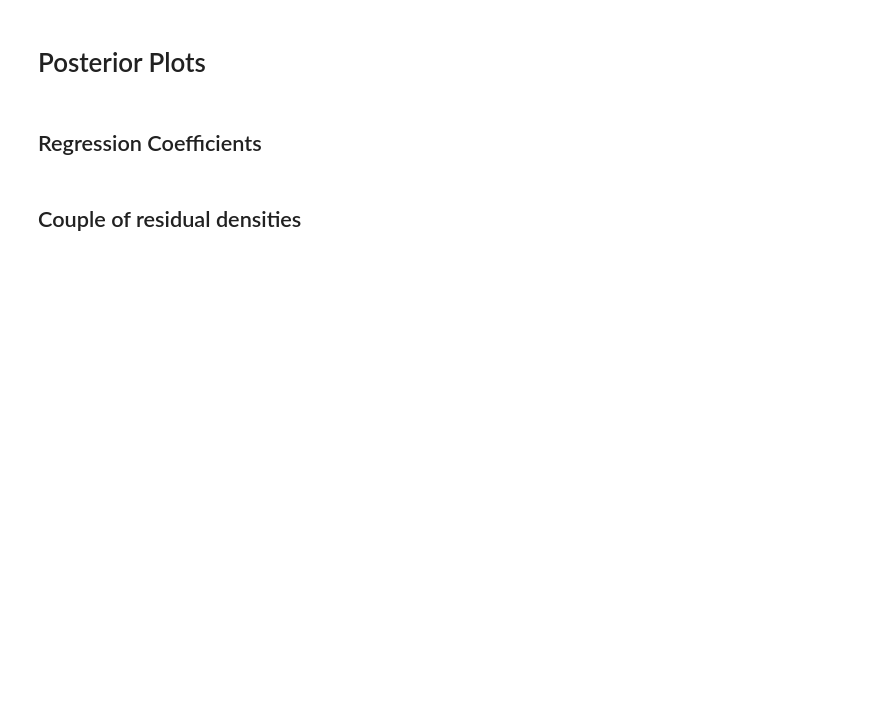
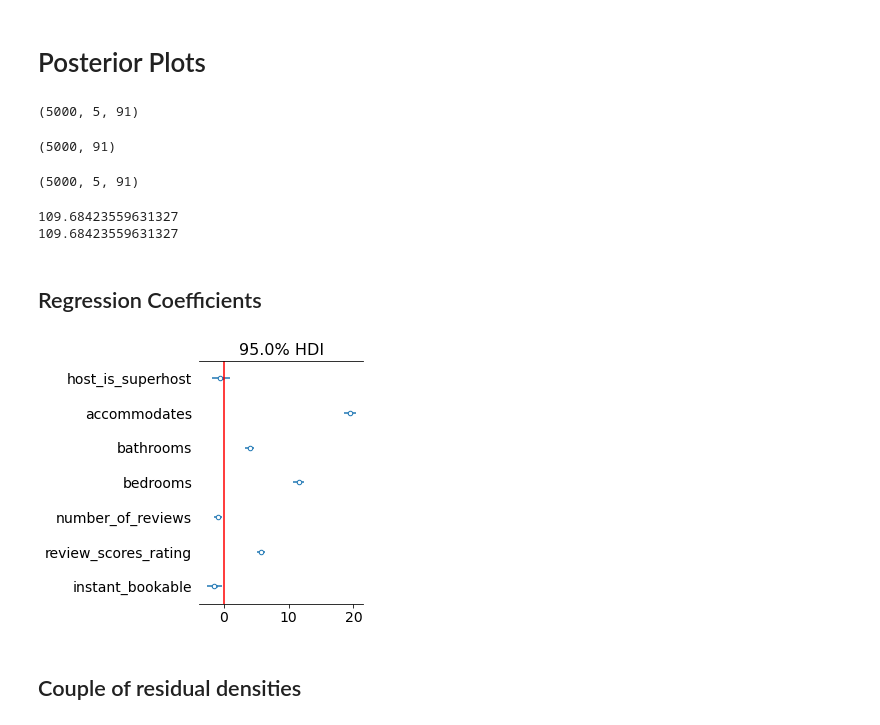
Before and after one commit to mberaha/spatial_mixtures, a Jupyter notebook: notebooks/amsterdam_airbnb/SpatialMix analysis.ipynb, the cells around one changed output. Saved outputs shown, nothing was run; the diff lists cells and outputs as text; code cells hidden in the pictures; blank space fills up the shorter version.

```diff
--- a/notebooks/amsterdam_airbnb/SpatialMix analysis.ipynb
+++ b/notebooks/amsterdam_airbnb/SpatialMix analysis.ipynb
@@ -58,4 +146,4 @@ writeChains(chains, "data/amsterdam_chains_standardized_20200605.recordio")
 # %%
 import arviz as az
 # %%
-# chains = loadChains("data/amsterdam_serialized_chains_standardized_05032020.recordio")
+chains = loadChains("data/amsterdam_chains_standardized_20200605.recordio")
@@ -62,17 +171,45 @@ import arviz as az
+# %%
+eval_normals.shape
+# %% [output]
+(5000, 5, 91)
+# %%
+np.einsum("ij,kj->ik", regressor_chains, covariates_by_group[0]).shape
+# %% [output]
+(5000, 91)
+# %%
+means = np.einsum("ij,kj->ik", regressor_chains, covariates_by_group[0])[:, np.newaxis, :] + \
+    means_chain[:, :, np.newaxis]
+means.shape
+# %% [output]
+(5000, 5, 91)
+# %%
+s = 102
+i = 55
+h = 1
+
+print(means[s, h, i])
+print(np.dot(regressor_chains[s, :], covariates_by_group[0][i, :]) + means_chain[s, h])
+# %% [output]
+109.68423559631327
+109.68423559631327
 # %% [markdown]
 ## Regression Coefficients
 # %%
+# fig, axes = fig, axes = plt.subplots(nrows=1 , ncols=1, figsize=(2.5, 3.5))
+
 p_size = len(chains[0].regression_coefficients)
 regressor_chains = {}
 # covariates = ["intercept"] + covariates
 for i, name in enumerate(covariates):
     regressor_chains[name] = np.array([c.regression_coefficients[i] for c in chains])
 
 azChains = az.convert_to_inference_data(regressor_chains)
-axes = az.plot_forest(azChains, credible_interval=0.95, figsize=(5, 5))
+axes = az.plot_forest(azChains, credible_interval=0.95, figsize=(4.5, 4.0))
 axes[0].axvline(color="red")
-# plt.savefig("images/regression_coefficients_standardized.pdf")
+# plt.savefig("images/regression_coefficients_standardized_new.pdf")
 plt.show()
+# %% [output]
+[figure, added]
 # %% [markdown]
 ## Couple of residual densities
 # %%
```
Also changed, not shown: parts of 19 cells of this notebook, 11 other files.
